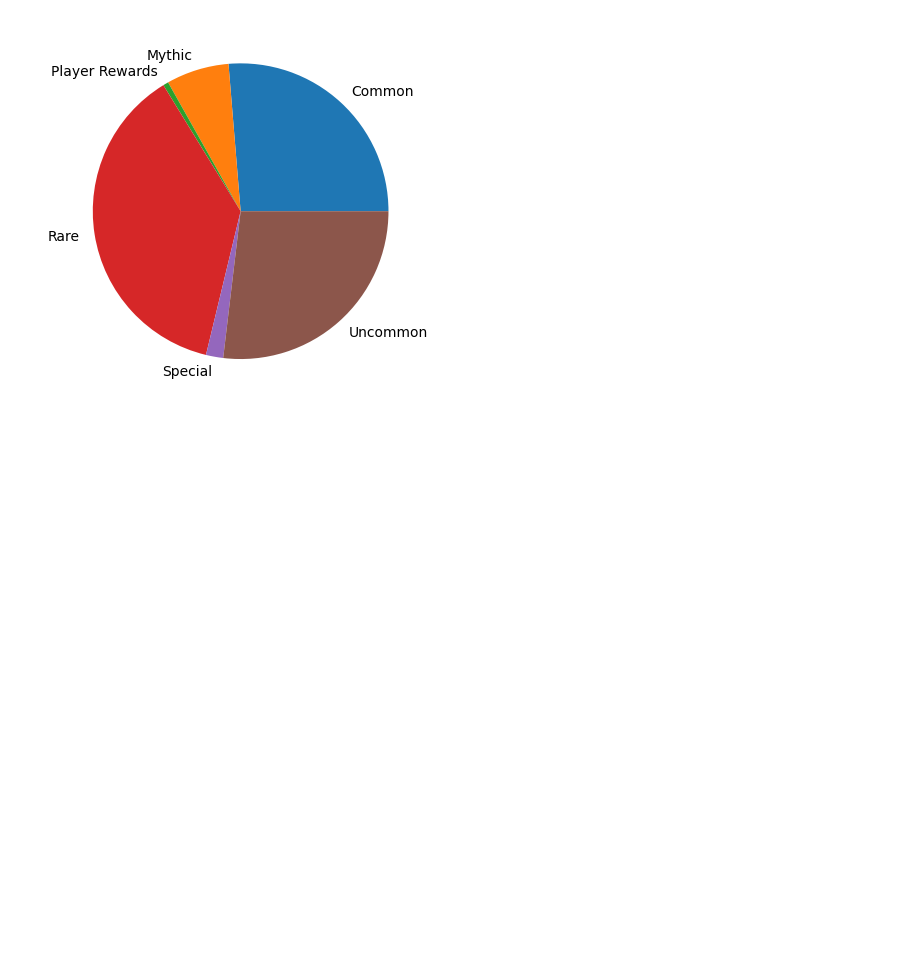
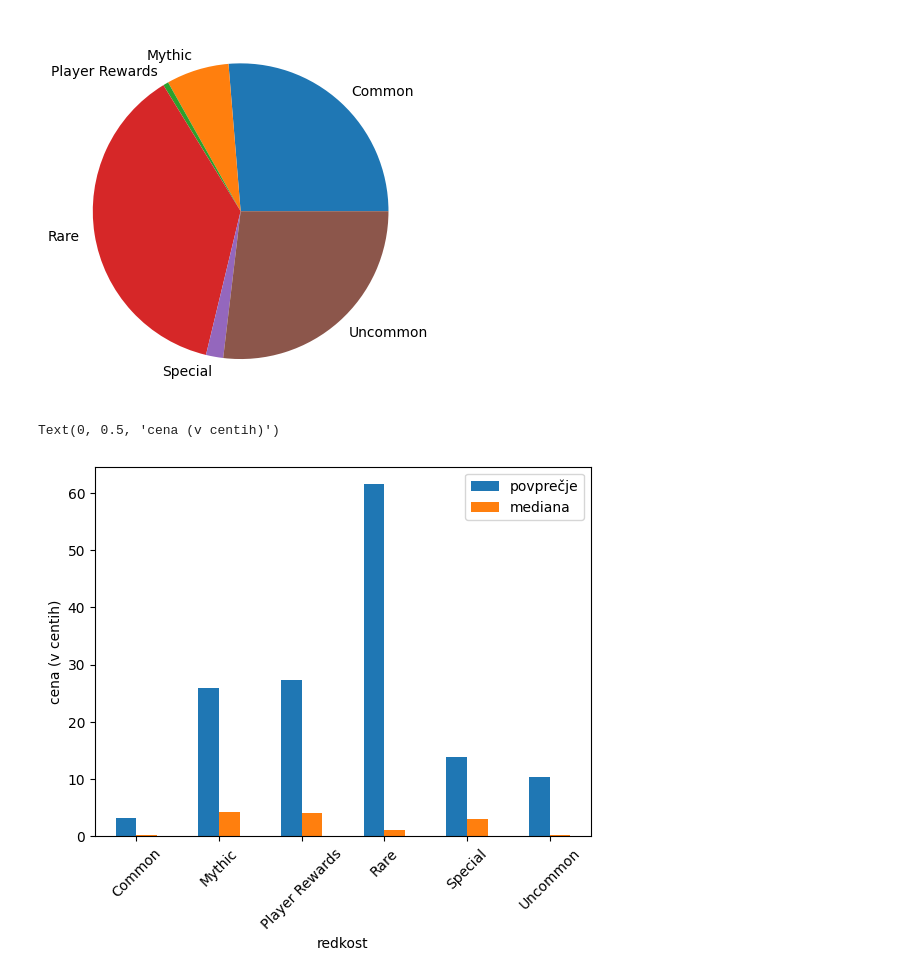
Before and after one commit to MightyOwler/Analiza-podatkov, a Jupyter notebook: AnalizaPodatkov.ipynb, the cells around one changed output. Cells and saved outputs as stored; diff of their text form; code cells hidden in the pictures; blank space fills up the shorter version.

```diff
--- a/AnalizaPodatkov.ipynb
+++ b/AnalizaPodatkov.ipynb
@@ -15,6 +19,17 @@ delezi_redkosti.plot(kind="pie")
 # %% [output]
 <AxesSubplot: >
 [figure]
+# %%
+povprecna_cena_glede_na_redkost = podatkovna_baza.groupby("redkost")["povprecna_cena"].mean()
+mediana_cena_glede_na_redkost = podatkovna_baza.groupby("redkost")["povprecna_cena"].median()
+
+df = pd.DataFrame({'povprečje': povprecna_cena_glede_na_redkost,
+                   'mediana': mediana_cena_glede_na_redkost}, index=None)
+ax = df.plot.bar(rot=45)
+ax.set_ylabel("cena (v centih)")
+# %% [output]
+Text(0, 0.5, 'cena (v centih)')
+[figure, added]
 # %%
 cenovni_razredi_kart = np.array([0, 0.05, 0.10, 0.25, 0.5, 1, 2, 5, 10, 20, 50, 100, 200, 1000000])
 podatki_po_ceni_eu = podatkovna_baza.groupby(pd.cut(podatkovna_baza["povprecje_eu"], cenovni_razredi_kart)).size()
```
Also changed, not shown: parts of 10 cells of this notebook, 5 other files.
